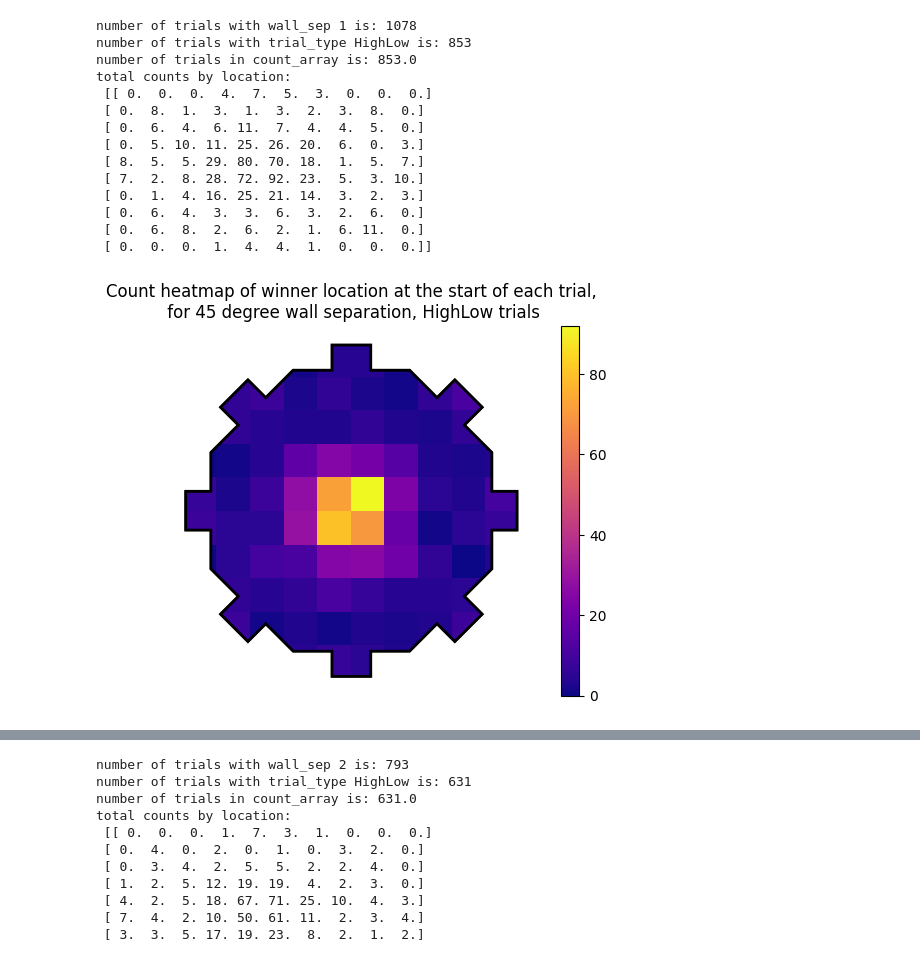
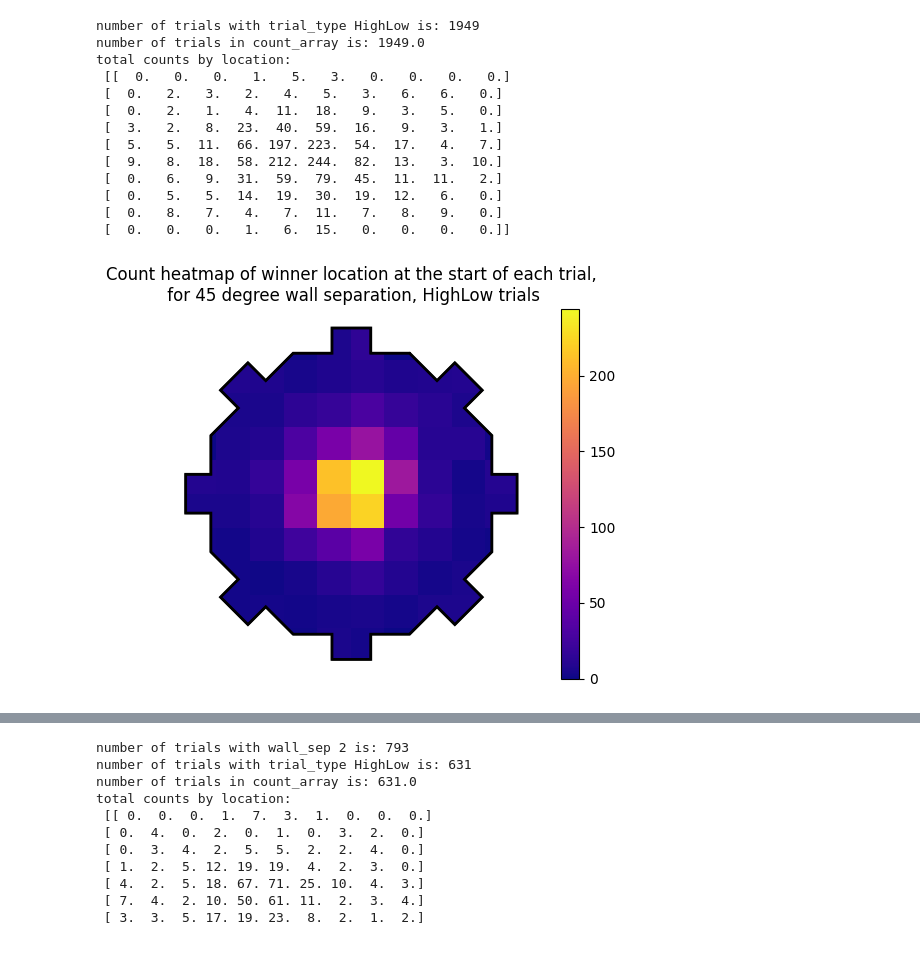
Before and after one commit to tomhagley6/octagon_analysis, a Jupyter notebook: demos/heatmap_demo.ipynb, the cells around one changed output, grey strips where cells are left out. Cells and saved outputs as stored; diff of their text form; code cells hidden in the pictures.

```diff
--- a/demos/heatmap_demo.ipynb
+++ b/demos/heatmap_demo.ipynb
@@ -20,7 +23,7 @@ data_folder = data_strings.DATA_FOLDER
 json_filenames_all_social = data_strings.JSON_FILENAMES_SOCIAL
 json_filenames_all_solo = data_strings.JSON_FILENAMES_SOLO
 # %%
-json_filenames = json_filenames_all_solo
+json_filenames = json_filenames_all_social
 # %%
 # prepare the session dataframe and dataframes of each individual trial
 df, trial_list = prepare_data.prepare_data(data_folder, json_filenames, combine=True)
@@ -167,15 +174,23 @@ def plot_heatmap_from_count_array_sns(ax, count_array, bin_counts, x_min=x_min,
 # %%
 def winner_start_loc_heatmap(trial_list, wall_sep=1,
                              trial_type=None,
-                             chosen_wall=None):
+                             chosen_wall=None,
+                             bin_counts=False,
+                             nbins=10,
+                             no_flip_rotate=False,
+                             vmin=None,
+                             vmax=None):
     ''' Plot a heatmap of the winner's location in the arena when the walls are
         revealed. This is done for all trials with a given wall separation, and
         flipped and rotated to put WALL_1 at 0 degrees and WALL_2 at 45
         degrees '''
 
-    # filter trials for a wall separation of wall_sep
-    trial_indices = get_indices.get_trials_with_wall_sep(trial_list, wall_sep=wall_sep) # verified correct indices
-    print(f"number of trials with wall_sep {wall_sep} is: {trial_indices.size}")
+    if wall_sep is not None:
+        # filter trials for a wall separation of wall_sep
+        trial_indices = get_indices.get_trials_with_wall_sep(trial_list, wall_sep=wall_sep) # verified correct indices
+        print(f"number of trials with wall_sep {wall_sep} is: {trial_indices.size}")
+    else:
+        trial_indices = np.arange(len(trial_list))
 
     # further filter by HighLow trial type if specified
     if trial_type:
@@ -191,22 +206,34 @@ def winner_start_loc_heatmap(trial_list, wall_sep=1,
 
     trial_list_filtered = [trial_list[i] for i in trial_indices] # just list comp
 
+
+
     # flip and rotate the relevant trials for WALL_1 and WALL_2 to be walls 1 and 2
     flip_rotated_trials = []
-    for trial in trial_list_filtered:
-        flip_rotated_trials.append(flip_rotate_trajectories.flip_rotate_trajectories(trial=trial))
+    if no_flip_rotate:
+        flip_rotated_trials = trial_list_filtered
+        print("Not flipping or rotating")
+    else:
+        for trial in trial_list_filtered:
+            flip_rotated_trials.append(flip_rotate_trajectories.flip_rotate_trajectories(trial=trial))
+
+
+
 
     # get the ID of the player who ended the trial, for each trial
     trigger_activators_slice_onset_loc = get_indices.get_trigger_activators_slice_onset_loc(flip_rotated_trials)
     trigger_activators_slice_onset_loc = np.asarray(trigger_activators_slice_onset_loc)
 
     # generate heat map data and plot
-    count_array = heatmap_counts_from_location_data(trigger_activators_slice_onset_loc)
+    count_array = heatmap_counts_from_location_data(trigger_activators_slice_onset_loc, n_cols=nbins, n_rows=nbins)
     print(f"number of trials in count_array is: {np.sum(count_array)}")
     ax = plot_octagon.plot_octagon()
-    plot_heatmap_from_count_array(ax, count_array)
+    plot_heatmap_from_count_array(ax, count_array, vmin=vmin, vmax=vmax)
 
-    return ax
+    if not bin_counts:
+        return ax
+    else:
+        return ax, count_array
 # %%
 def loser_start_loc_heatmap(trial_list, wall_sep=1,
                              trial_type=None,
@@ -510,27 +561,26 @@ total counts by location:
 # %%
-ax = winner_start_loc_heatmap(trial_list, wall_sep=1,
+ax = winner_start_loc_heatmap(trial_list, wall_sep=None,
                              trial_type=globals.HIGH_LOW,
                              chosen_wall=None)
 ax.set_title("Count heatmap of winner location at the start of each trial,\n for 45 degree wall separation, HighLow trials")
 for spine in plt.gca().spines.values():
     spine.set_visible(False)
 plt.gca().tick_params(left=False, bottom=False)  # Turn off major ticks
 plt.gca().set_xticklabels([])
 plt.gca().set_yticklabels([])
 plt.show()
 # %% [output]
-number of trials with wall_sep 1 is: 1078
-number of trials with trial_type HighLow is: 853
-number of trials in count_array is: 853.0
+number of trials with trial_type HighLow is: 1949
+number of trials in count_array is: 1949.0
 total counts by location:
- [[ 0.  0.  0.  4.  7.  5.  3.  0.  0.  0.]
- [ 0.  8.  1.  3.  1.  3.  2.  3.  8.  0.]
- [ 0.  6.  4.  6. 11.  7.  4.  4.  5.  0.]
- [ 0.  5. 10. 11. 25. 26. 20.  6.  0.  3.]
- [ 8.  5.  5. 29. 80. 70. 18.  1.  5.  7.]
- [ 7.  2.  8. 28. 72. 92. 23.  5.  3. 10.]
- [ 0.  1.  4. 16. 25. 21. 14.  3.  2.  3.]
- [ 0.  6.  4.  3.  3.  6.  3.  2.  6.  0.]
- [ 0.  6.  8.  2.  6.  2.  1.  6. 11.  0.]
- [ 0.  0.  0.  1.  4.  4.  1.  0.  0.  0.]]
+ [[  0.   0.   0.   1.   5.   3.   0.   0.   0.   0.]
+ [  0.   2.   3.   2.   4.   5.   3.   6.   6.   0.]
+ [  0.   2.   1.   4.  11.  18.   9.   3.   5.   0.]
+ [  3.   2.   8.  23.  40.  59.  16.   9.   3.   1.]
+ [  5.   5.  11.  66. 197. 223.  54.  17.   4.   7.]
+ [  9.   8.  18.  58. 212. 244.  82.  13.   3.  10.]
+ [  0.   6.   9.  31.  59.  79.  45.  11.  11.   2.]
+ [  0.   5.   5.  14.  19.  30.  19.  12.   6.   0.]
+ [  0.   8.   7.   4.   7.  11.   7.   8.   9.   0.]
+ [  0.   0.   0.   1.   6.  15.   0.   0.   0.   0.]]
-[figure, old version]
+[figure, new version]
```
Also changed, not shown: parts of 18 cells of this notebook, 12 other files.
